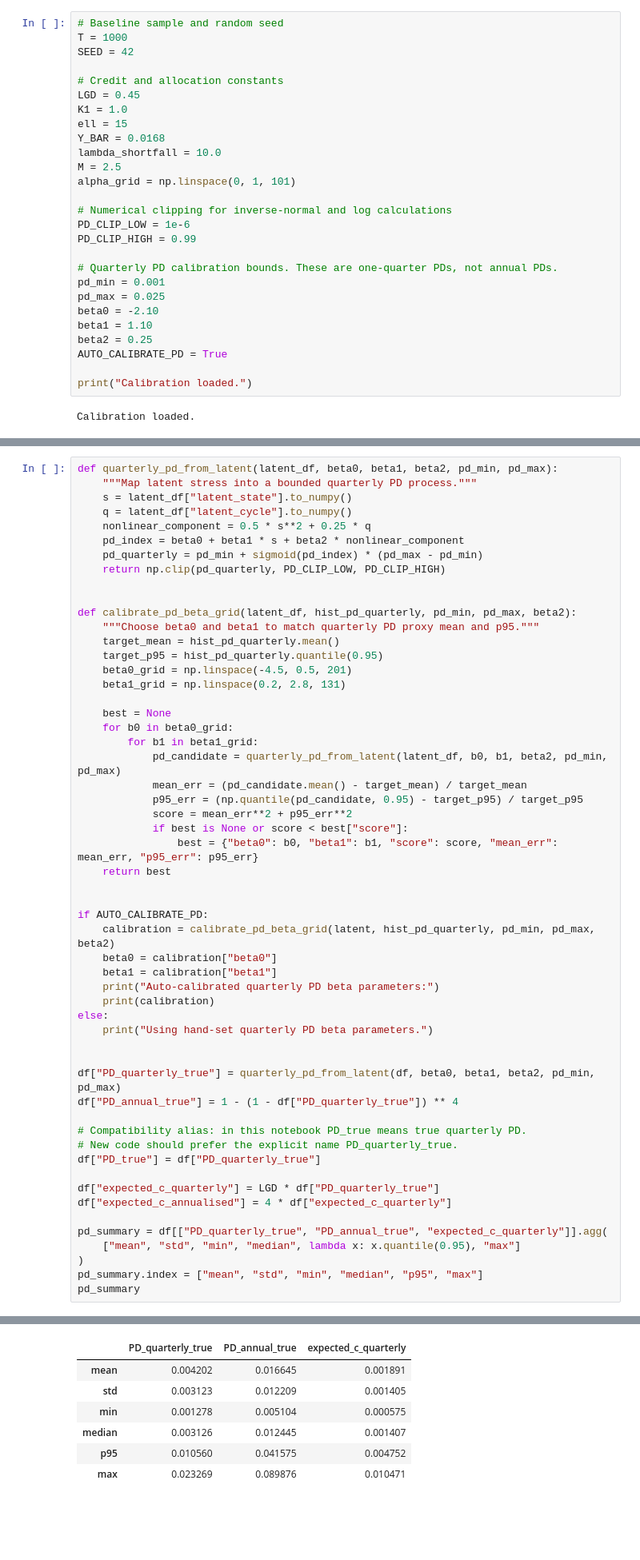
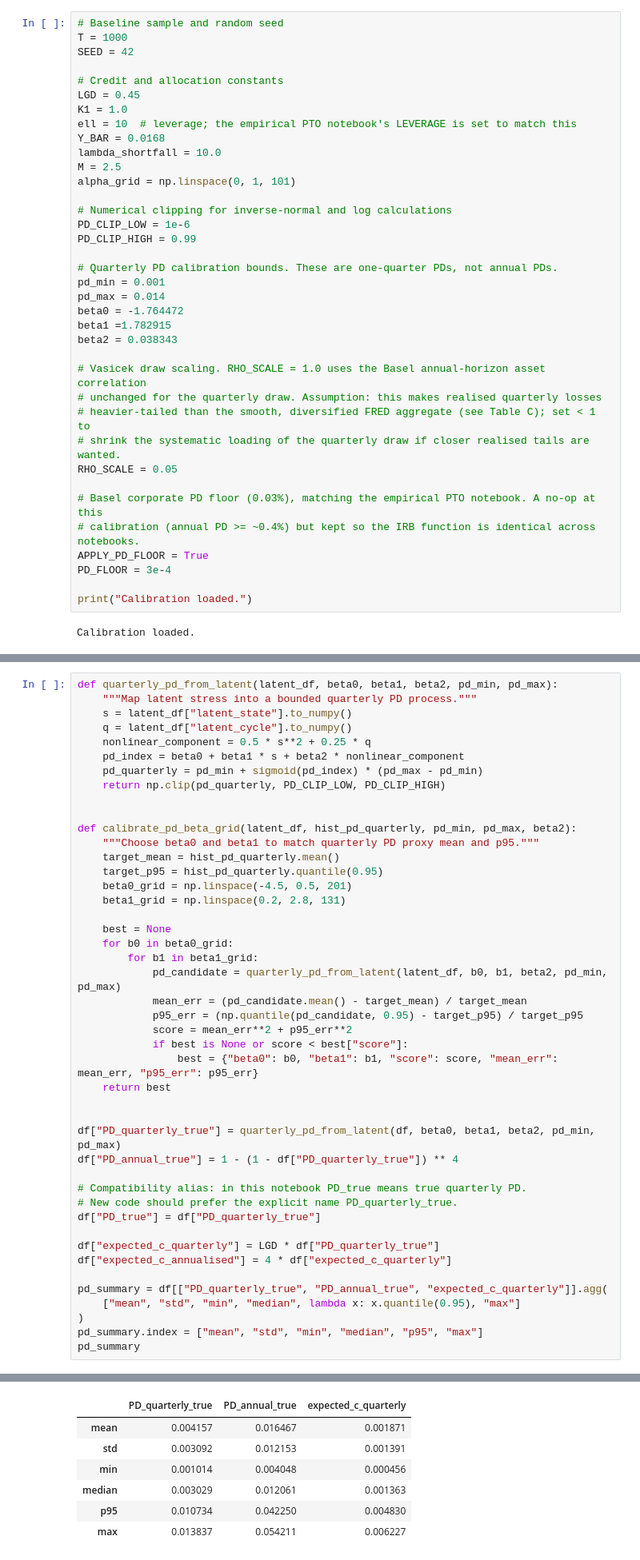
Before and after one commit to okeeffe-hannah/Decision_Focused_Learning_for_Capital_Allocation, a Jupyter notebook: simulation/notebooks/01_simulate_pd_panel.ipynb, the cells around one changed output, grey strips where cells are left out. Shown at 80% size. Cells and saved outputs as stored; diff of their text form; blank space fills up the shorter version.

```diff
--- a/simulation/notebooks/01_simulate_pd_panel.ipynb
+++ b/simulation/notebooks/01_simulate_pd_panel.ipynb
@@ -82,7 +78,7 @@ SEED = 42
 # Credit and allocation constants
 LGD = 0.45
 K1 = 1.0
-ell = 15
+ell = 10  # leverage; the empirical PTO notebook's LEVERAGE is set to match this
 Y_BAR = 0.0168
 lambda_shortfall = 10.0
 M = 2.5
@@ -94,11 +90,21 @@ PD_CLIP_HIGH = 0.99
 
 # Quarterly PD calibration bounds. These are one-quarter PDs, not annual PDs.
 pd_min = 0.001
-pd_max = 0.025
-beta0 = -2.10
-beta1 = 1.10
-beta2 = 0.25
-AUTO_CALIBRATE_PD = True
+pd_max = 0.014
+beta0 = -1.764472
+beta1 =1.782915
+beta2 = 0.038343
+
+# Vasicek draw scaling. RHO_SCALE = 1.0 uses the Basel annual-horizon asset correlation
+# unchanged for the quarterly draw. Assumption: this makes realised quarterly losses
+# heavier-tailed than the smooth, diversified FRED aggregate (see Table C); set < 1 to
+# shrink the systematic loading of the quarterly draw if closer realised tails are wanted.
+RHO_SCALE = 0.05
+
+# Basel corporate PD floor (0.03%), matching the empirical PTO notebook. A no-op at this
+# calibration (annual PD >= ~0.4%) but kept so the IRB function is identical across notebooks.
+APPLY_PD_FLOOR = True
+PD_FLOOR = 3e-4
 
 print("Calibration loaded.")
 # %% [output]
@@ -318,16 +342,6 @@ def calibrate_pd_beta_grid(latent_df, hist_pd_quarterly, pd_min, pd_max, beta2):
     return best
 
 
-if AUTO_CALIBRATE_PD:
-    calibration = calibrate_pd_beta_grid(latent, hist_pd_quarterly, pd_min, pd_max, beta2)
-    beta0 = calibration["beta0"]
-    beta1 = calibration["beta1"]
-    print("Auto-calibrated quarterly PD beta parameters:")
-    print(calibration)
-else:
-    print("Using hand-set quarterly PD beta parameters.")
-
-
 df["PD_quarterly_true"] = quarterly_pd_from_latent(df, beta0, beta1, beta2, pd_min, pd_max)
 df["PD_annual_true"] = 1 - (1 - df["PD_quarterly_true"]) ** 4
 
@@ -349,10 +361,10 @@ Auto-calibrated quarterly PD beta parameters:
 |  | PD_quarterly_true | PD_annual_true | expected_c_quarterly |
-| mean | 0.004202 | 0.016645 | 0.001891 |
-| std | 0.003123 | 0.012209 | 0.001405 |
-| min | 0.001278 | 0.005104 | 0.000575 |
-| median | 0.003126 | 0.012445 | 0.001407 |
-| p95 | 0.010560 | 0.041575 | 0.004752 |
-| max | 0.023269 | 0.089876 | 0.010471 |
+| mean | 0.004157 | 0.016467 | 0.001871 |
+| std | 0.003092 | 0.012153 | 0.001391 |
+| min | 0.001014 | 0.004048 | 0.000456 |
+| median | 0.003029 | 0.012061 | 0.001363 |
+| p95 | 0.010734 | 0.042250 | 0.004830 |
+| max | 0.013837 | 0.054211 | 0.006227 |
 # %% [markdown]
 ## Part 8 - Draw quarterly realised defaults and charge-offs
 # %%
```
Also changed, not shown: parts of 22 cells of this notebook, 17 other files.
